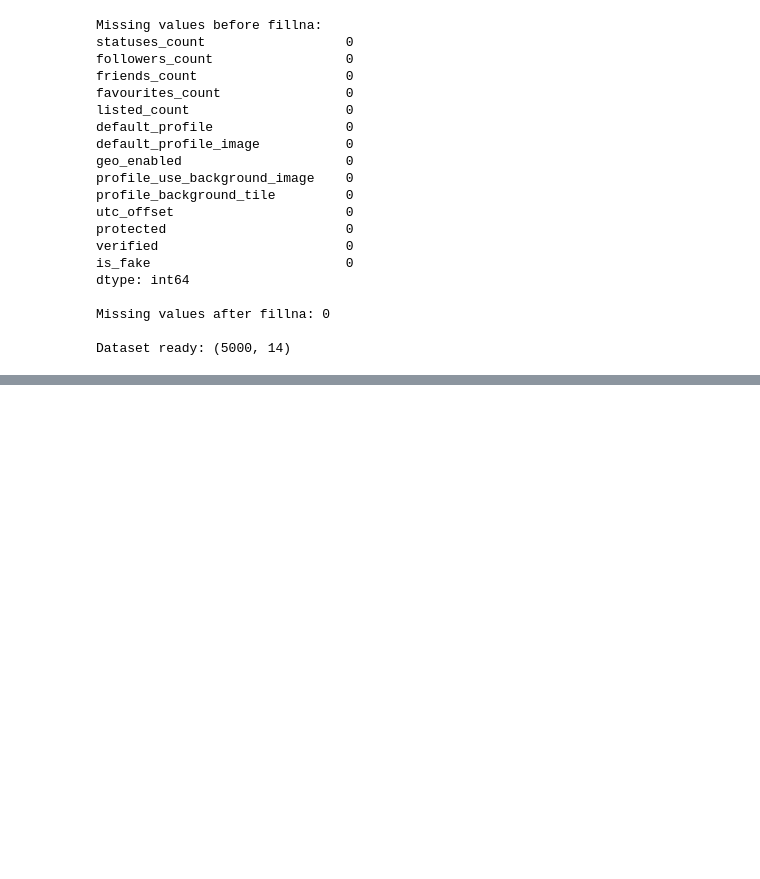
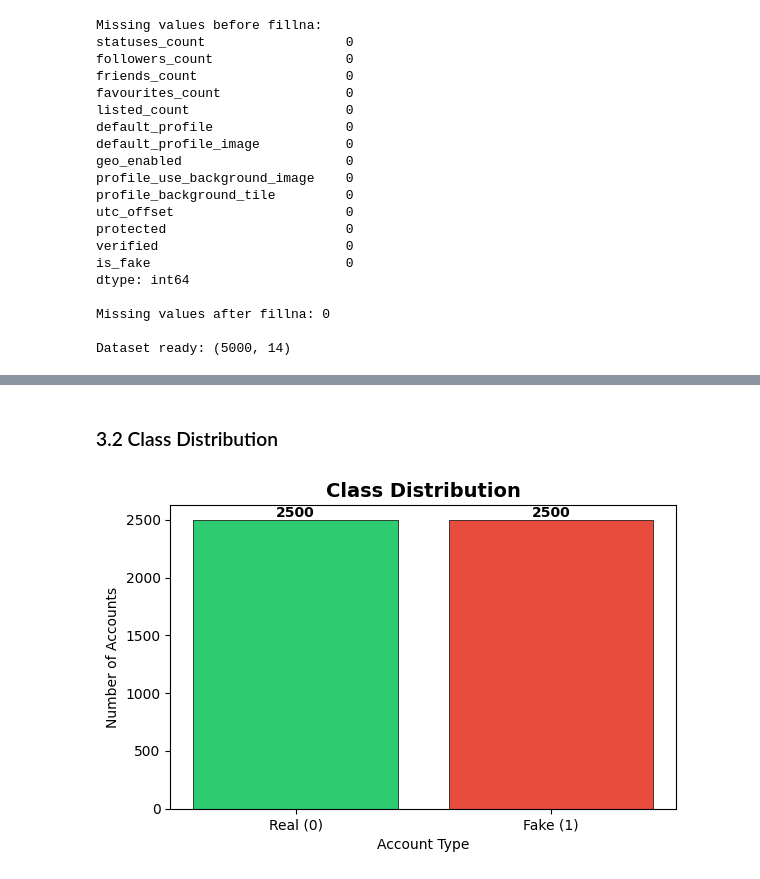
Before and after one commit to mannk013/FakeAccountDetector, a Jupyter notebook: FakeAccountDetector.ipynb, the cells around one changed output, grey strips where cells are left out. Saved outputs shown, nothing was run; the diff lists cells and outputs as text; code cells hidden in the pictures; blank space fills up the shorter version.

```diff
--- a/FakeAccountDetector.ipynb
+++ b/FakeAccountDetector.ipynb
@@ -118,0 +138,22 @@ Dataset ready: (5000, 14)
+# %% [markdown]
+### 3.2 Class Distribution
+# %%
+# Class distribution plot
+fig, ax = plt.subplots(figsize=(6, 4))
+
+colors = ['#2ecc71', '#e74c3c']
+labels = ['Real (0)', 'Fake (1)']
+values = df_model['is_fake'].value_counts().sort_index()
+
+ax.bar(labels, values, color=colors, edgecolor='black', linewidth=0.5)
+ax.set_title('Class Distribution', fontsize=14, fontweight='bold')
+ax.set_ylabel('Number of Accounts')
+ax.set_xlabel('Account Type')
+
+for i, v in enumerate(values):
+    ax.text(i, v + 20, str(v), ha='center', fontweight='bold')
+
+plt.tight_layout()
+plt.show()
+# %% [output]
+[figure, added]
```
Also changed, not shown: parts of 10 cells of this notebook.
